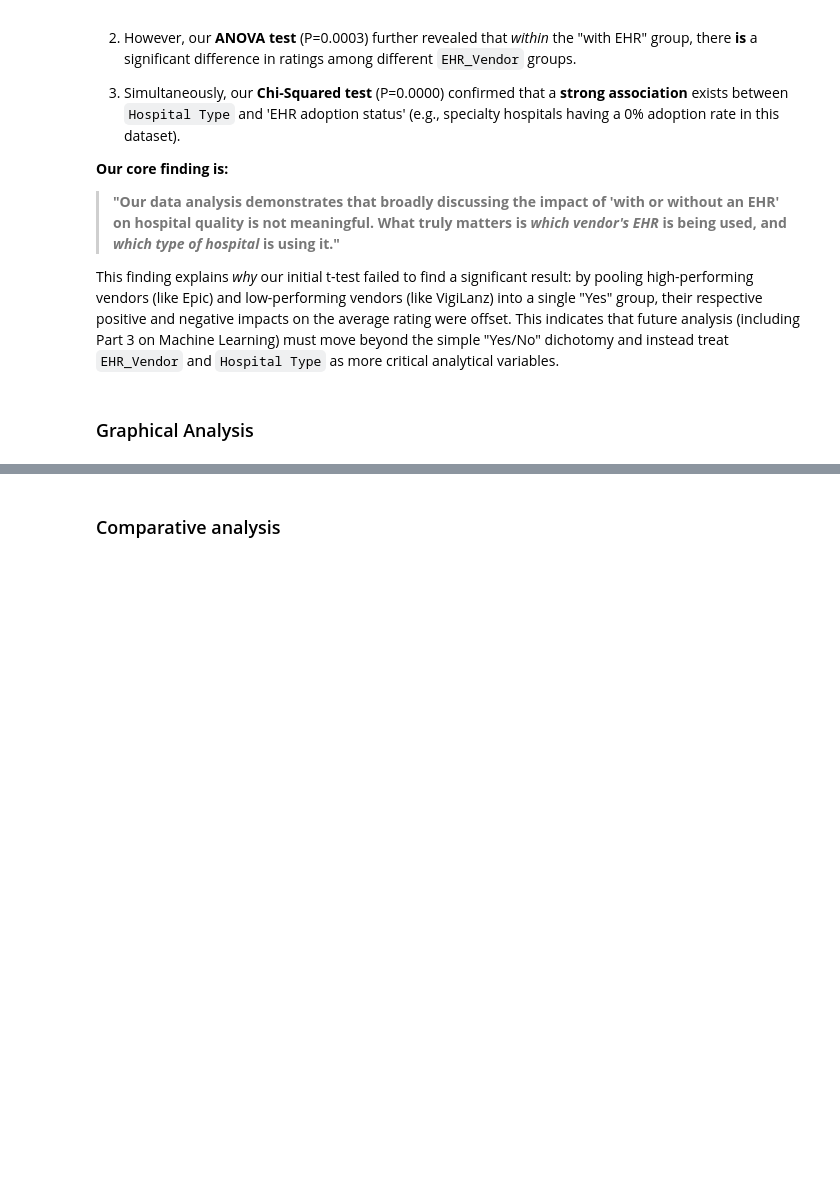
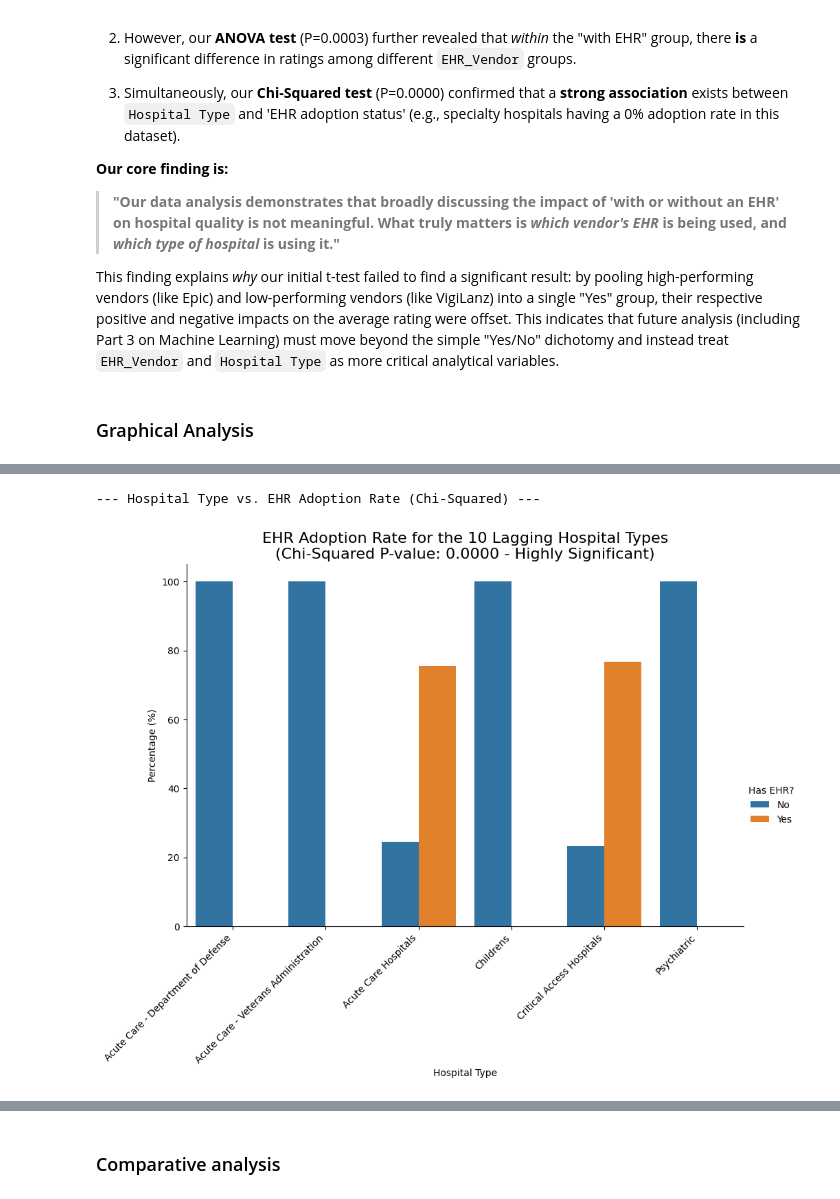
Before and after one commit to Hychow-gh/SI_618_Project, a Jupyter notebook: Project_Part_2.ipynb, the cells around one changed output, grey strips where cells are left out. Saved outputs shown, nothing was run; the diff lists cells and outputs as text; code cells hidden in the pictures; blank space fills up the shorter version.

```diff
--- a/Project_Part_2.ipynb
+++ b/Project_Part_2.ipynb
@@ -328,0 +408,39 @@ This finding explains *why* our initial t-test failed to find a significant resu
+# %%
+# 3d. Hospital Type vs. EHR Adoption Rate (Chi-Squared)
+
+print("--- Hospital Type vs. EHR Adoption Rate (Chi-Squared) ---")
+
+p_value_chi2 = 0.0000  # from previous Chi-Squared test result
+
+# Focus on the 10 hospital types with the lowest adoption rates
+lowest_adoption_types_df = crosstab_q3.sort_values(by='Adoption_Rate (%)', ascending=True).head(10)
+relevant_types_list = lowest_adoption_types_df.index
+
+# Filter the original dataframe for these hospital types
+df_plot_q3 = df[df['Hospital Type'].isin(relevant_types_list)]
+
+# Calculate percentages
+plot_data = (df_plot_q3.groupby('Hospital Type')['Has_EHR']
+             .value_counts(normalize=True)
+             .mul(100)
+             .rename('Percent')
+             .reset_index())
+
+g = sns.catplot(
+    data=plot_data,
+    x='Hospital Type',
+    y='Percent',
+    hue='Has_EHR',    # Use 'Has_EHR' to create grouped bars ('Yes' vs 'No')
+    kind='bar',
+    height=6,
+    aspect=1.5
+)
+
+g.ax.set_title(f'EHR Adoption Rate for the 10 Lagging Hospital Types\n(Chi-Squared P-value: {p_value_chi2:.4f} - Highly Significant)', fontsize=16)
+g.set_axis_labels('Hospital Type', 'Percentage (%)')
+g.legend.set_title('Has EHR?')
+plt.xticks(rotation=45, ha='right') # Rotate x-axis labels to prevent overlap
+plt.show()
+# %% [output]
+--- Hospital Type vs. EHR Adoption Rate (Chi-Squared) ---
+[figure, added]
```
Also changed, not shown: parts of 7 cells of this notebook.
